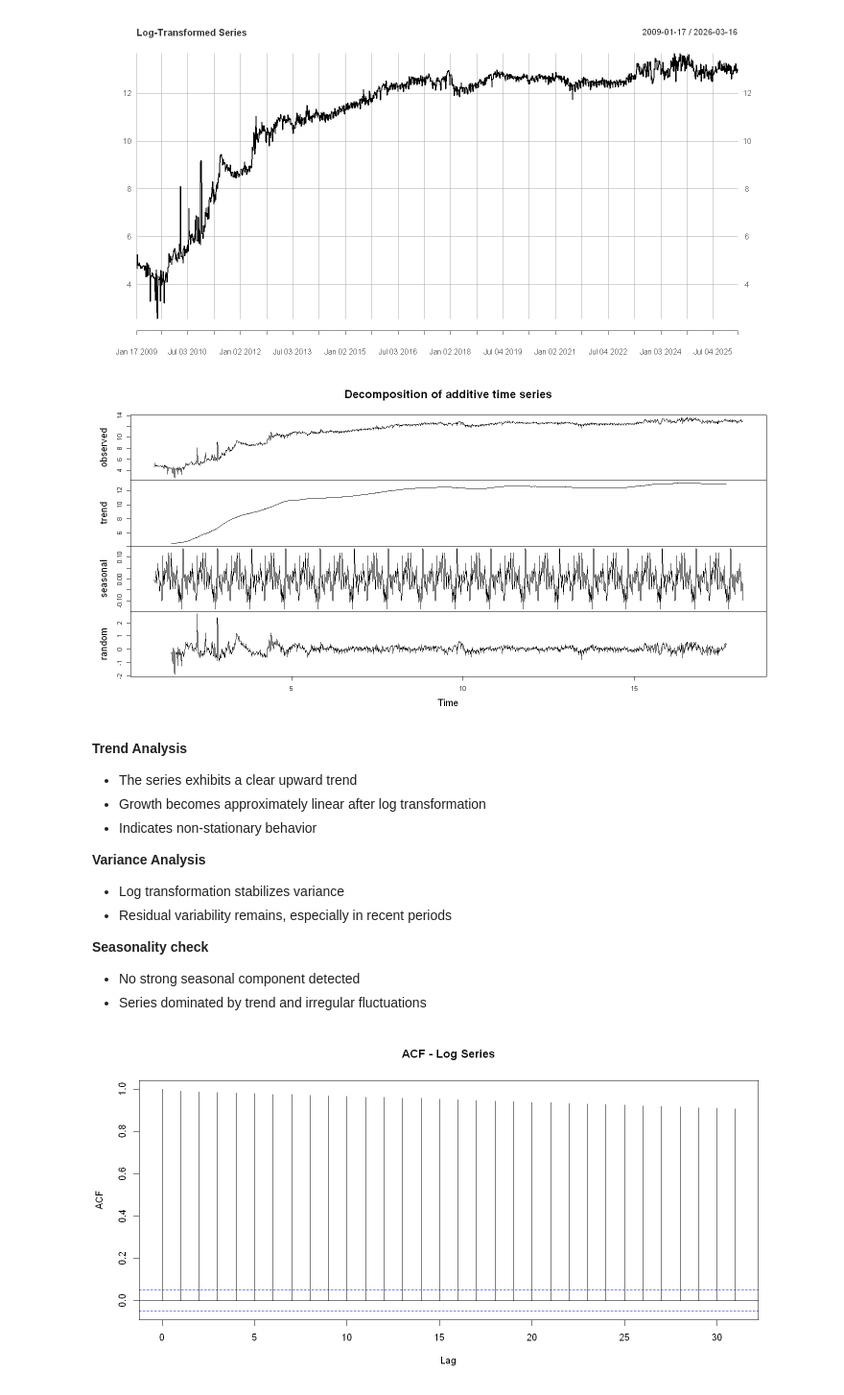
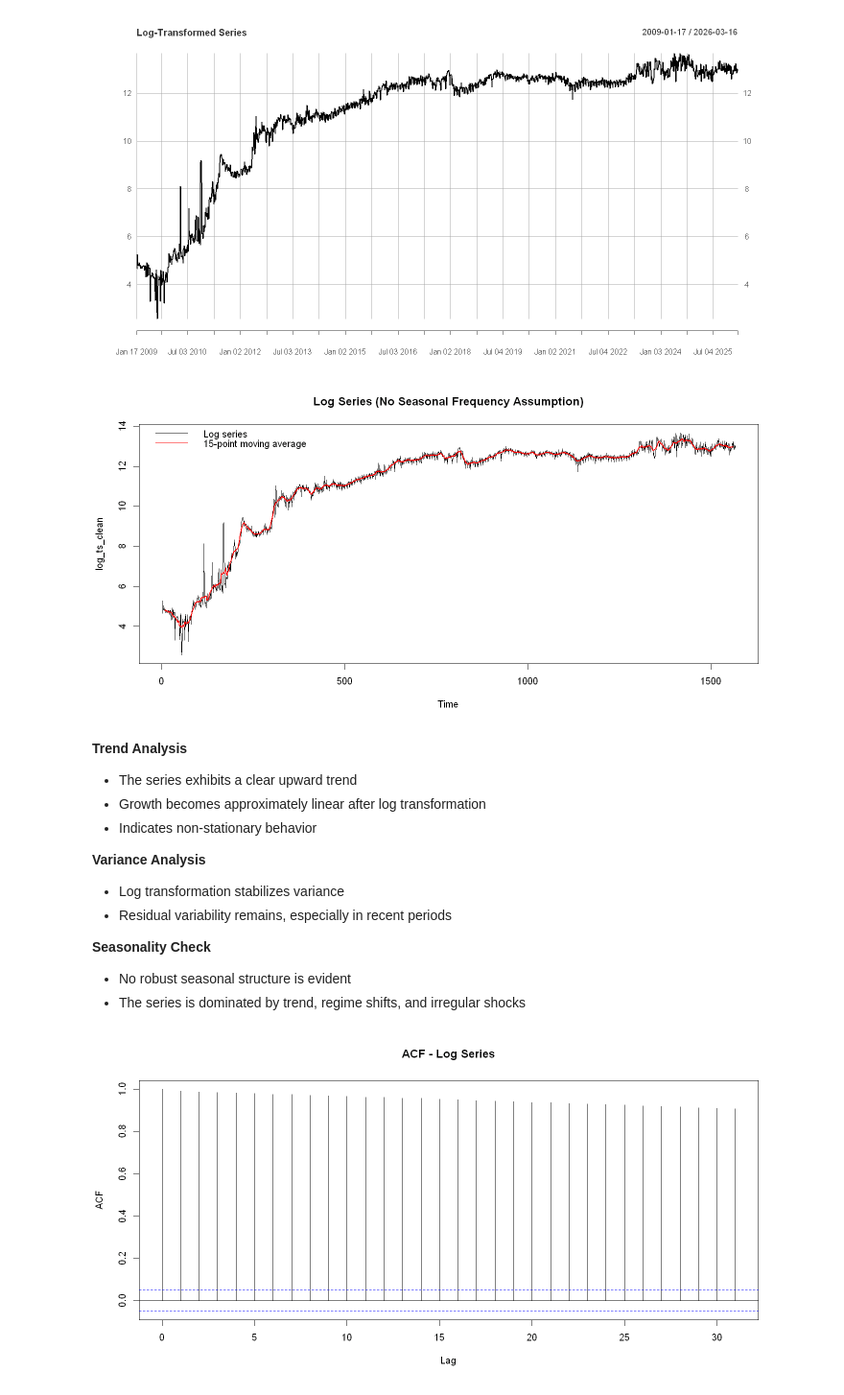
Before and after one commit to Abdelillah-CHADLI/bitcoin_transactions_volume_forecasting, a Jupyter notebook: project.ipynb, the cells around one changed output. Shown at 96% size. Saved outputs shown, nothing was run; the diff lists cells and outputs as text; code cells hidden in the pictures.

```diff
--- a/project.ipynb
+++ b/project.ipynb
@@ -242,11 +249,17 @@ plot(log_ts, main = "Log-Transformed Series")
 # %% [output]
 [figure]
 # %%
-ts_approx <- ts(as.numeric(log_ts), frequency = 365/4)  # ~91 observations/year
-decomp <- decompose(ts_approx)
-plot(decomp)
+log_vec <- as.numeric(coredata(log_ts))
+log_ts_clean <- ts(log_vec, frequency = 1)
+
+plot(log_ts_clean, main = "Log Series (No Seasonal Frequency Assumption)")
+
+trend_smooth <- stats::filter(log_vec, rep(1 / 15, 15), sides = 2)
+lines(trend_smooth, col = "red", lwd = 2)
+legend("topleft", legend = c("Log series", "15-point moving average"),
+       col = c("black", "red"), lty = 1, bty = "n")
 # %% [output]
-[figure, old version]
+[figure, new version]
 # %% [markdown]
 **Trend Analysis**
 
@@ -259,9 +272,10 @@ plot(decomp)
 - Log transformation stabilizes variance
 - Residual variability remains, especially in recent periods
 
-**Seasonality check**
-- No strong seasonal component detected
-- Series dominated by trend and irregular fluctuations
+**Seasonality Check**
+
+- No robust seasonal structure is evident
+- The series is dominated by trend, regime shifts, and irregular shocks
 # %%
 acf(log_ts, main = "ACF - Log Series")
 pacf(log_ts, main = "PACF - Log Series")
```
Also changed, not shown: parts of 17 cells of this notebook.
